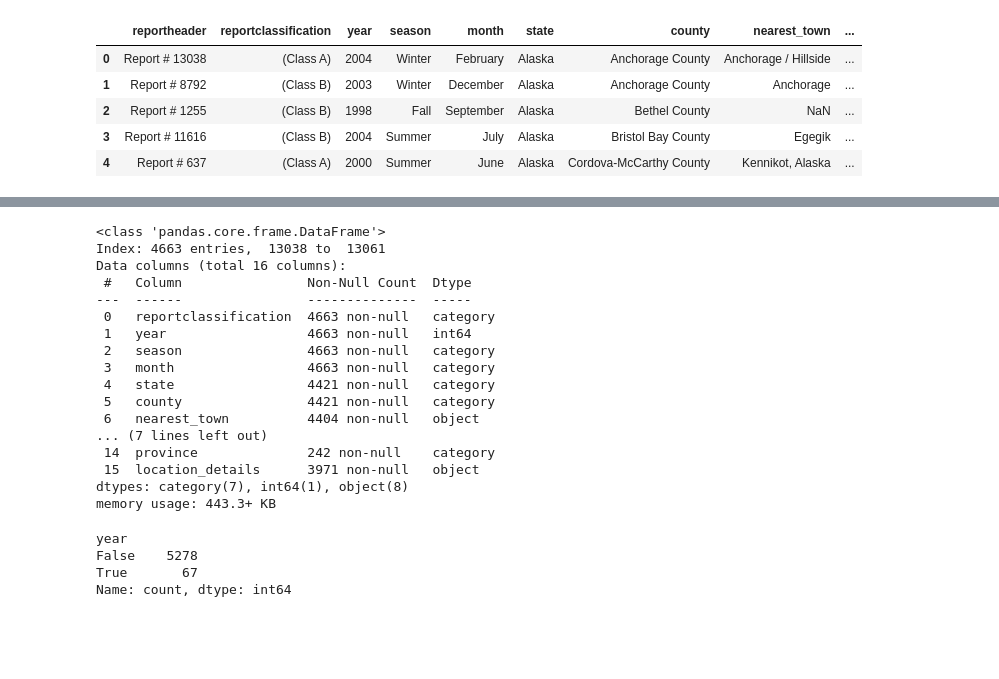
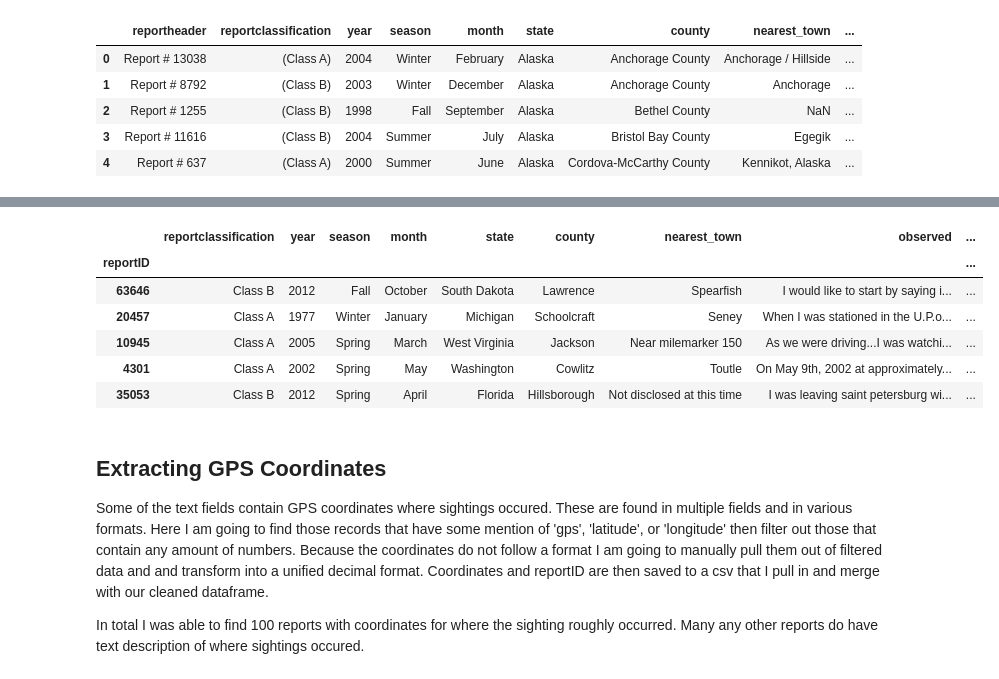
Before and after one commit to tynardone/bfro-analysis, a Jupyter notebook: bfro-eda.ipynb, the cells around one changed output, grey strips where cells are left out. Cells and saved outputs as stored; diff of their text form; code cells hidden in the pictures; blank space fills up the shorter version.

Commit message:
Pulled out gps coord, now working on pulling out witness numbers

```diff
--- a/bfro-eda.ipynb
+++ b/bfro-eda.ipynb
@@ -39,35 +18,24 @@ memory usage: 751.6+ KB
 # %%
-def tweak_df(df):
+# Defining function for cleaning and transforming data
 
-    def string_fix(df_):
+def clean_df(df):
+
+    def string_tweak(df_):
         df_['reportclassification'] = df_['reportclassification'].replace(['\(', '\)'], '', regex=True)
         df_['reportID'] = df_['reportheader'].str.split('#', expand=True).iloc[:,1]
         df_['nearest_town'] = df_['nearest_town'].str.split(',', expand=True).iloc[:, 0]
         df_['county'] = df_['county'].str.replace('County', '')
         return df_
 
+
     return (df
-            .pipe(string_fix)
+            .pipe(string_tweak)
+            .astype({'reportID':'int'})
             .set_index('reportID')
             .drop('reportheader', axis=1)
             .assign(year=lambda df_: df_['year'].str.extract(r'(\b\d{4}\b)', expand=False))
             .dropna(subset=['year', 'month'])
-            #.assign(date=pd.to_datetime(df['year'].astype('str') + '-' + df['month'].astype('str')))
             .astype({'reportclassification':'category', 'year': 'int', 'season':'category',
                      'county':'category', 'state':'category', 'month':'category',
-                     'province':'category', 'country':'category'})
-
-
+                     'province':'category', 'country':'category', 'nearest_town':'category'})
            )
-    # fix dtypes
-    # string edits
-    # combine month, year and make a date
-    # categories
-    # remove states from nearest_town
-    # extract number from reportheader to report id
-    # pull number from other_witness and create a quantitative field
-    # extract any gps coord from any of the text fields
-# %%
-df = pd.read_csv('data/bfro_raw.csv', index_col=0)
-df = tweak_df(df)
-df.head()
@@ -82,27 +42,18 @@ df.head()
-# %%
-df.info()
-# %% [output]
-<class 'pandas.core.frame.DataFrame'>
-Index: 4663 entries,  13038 to  13061
-Data columns (total 16 columns):
- #   Column                Non-Null Count  Dtype
----  ------                --------------  -----
- 0   reportclassification  4663 non-null   category
- 1   year                  4663 non-null   int64
- 2   season                4663 non-null   category
- 3   month                 4663 non-null   category
- 4   state                 4421 non-null   category
- 5   county                4421 non-null   category
- 6   nearest_town          4404 non-null   object
-... (7 lines left out)
- 14  province              242 non-null    category
- 15  location_details      3971 non-null   object
-dtypes: category(7), int64(1), object(8)
-memory usage: 443.3+ KB
-# %%
-df.year.isna().value_counts()
-# %% [output]
-year
-False    5278
-True       67
-Name: count, dtype: int64
+# %%
+clean_df = clean_df(df)
+clean_df.to_csv('data/bfro_clean.csv')
+# %%
+clean_df.sample(5)
+# %% [output]
+|  | reportclassification | year | season | month | state | county | nearest_town | observed | ... |
+| reportID |  |  |  |  |  |  |  |  | ... |
+| 63646 | Class B | 2012 | Fall | October | South Dakota | Lawrence | Spearfish | I would like to start by saying i... | ... |
+| 20457 | Class A | 1977 | Winter | January | Michigan | Schoolcraft | Seney | When I was stationed in the U.P.o... | ... |
+| 10945 | Class A | 2005 | Spring | March | West Virginia | Jackson | Near milemarker 150 | As we were driving...I was watchi... | ... |
+| 4301 | Class A | 2002 | Spring | May | Washington | Cowlitz | Toutle | On May 9th, 2002 at approximately... | ... |
+| 35053 | Class B | 2012 | Spring | April | Florida | Hillsborough | Not disclosed at this time | I was leaving saint petersburg wi... | ... |
+# %% [markdown]
+## Extracting GPS Coordinates
+Some of the text fields contain GPS coordinates where sightings occured. These are found in multiple fields and in various formats. Here I am going to find those records that have some mention of 'gps', 'latitude', or 'longitude' then filter out those that contain any amount of numbers. Because the coordinates do not follow a format I am going to manually pull them out of filtered data and and transform into a unified decimal format. Coordinates and reportID are then saved to a csv that I pull in and merge with our cleaned dataframe.
+
+In total I was able to find 100 reports with coordinates for where the sighting roughly occurred. Many any other reports do have text description of where sightings occured.
```
Also changed, not shown: parts of 15 cells of this notebook, 6 other files.
